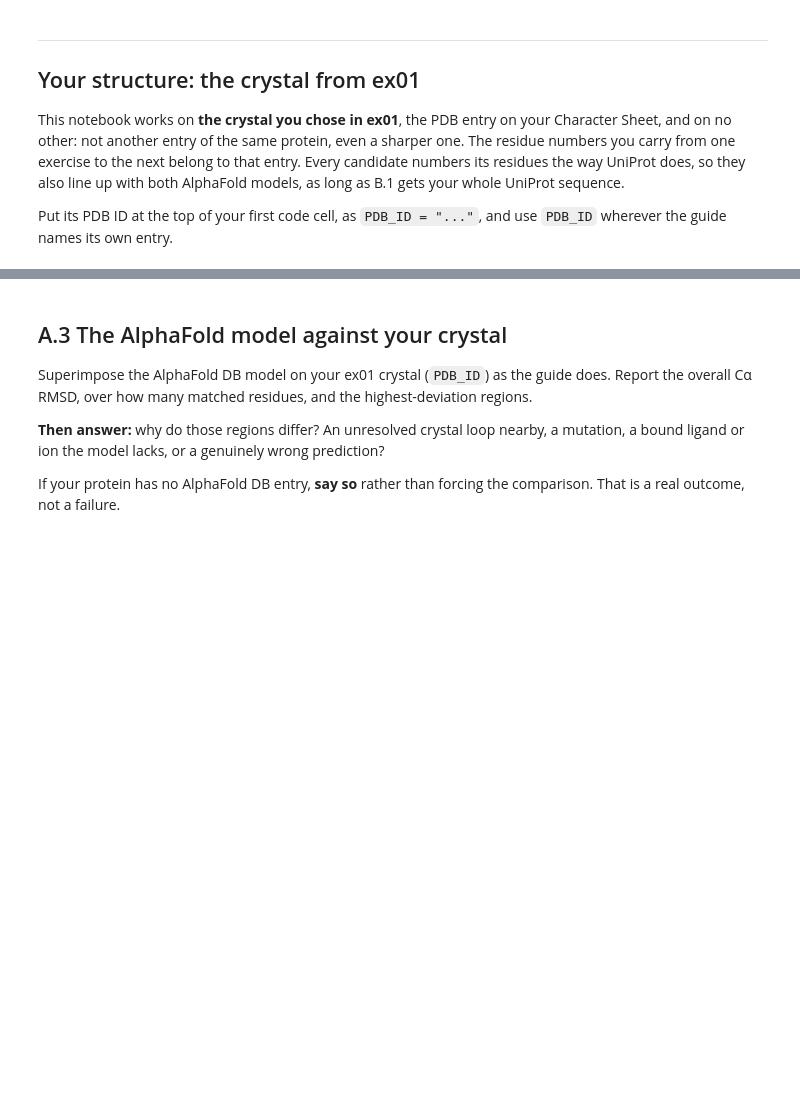
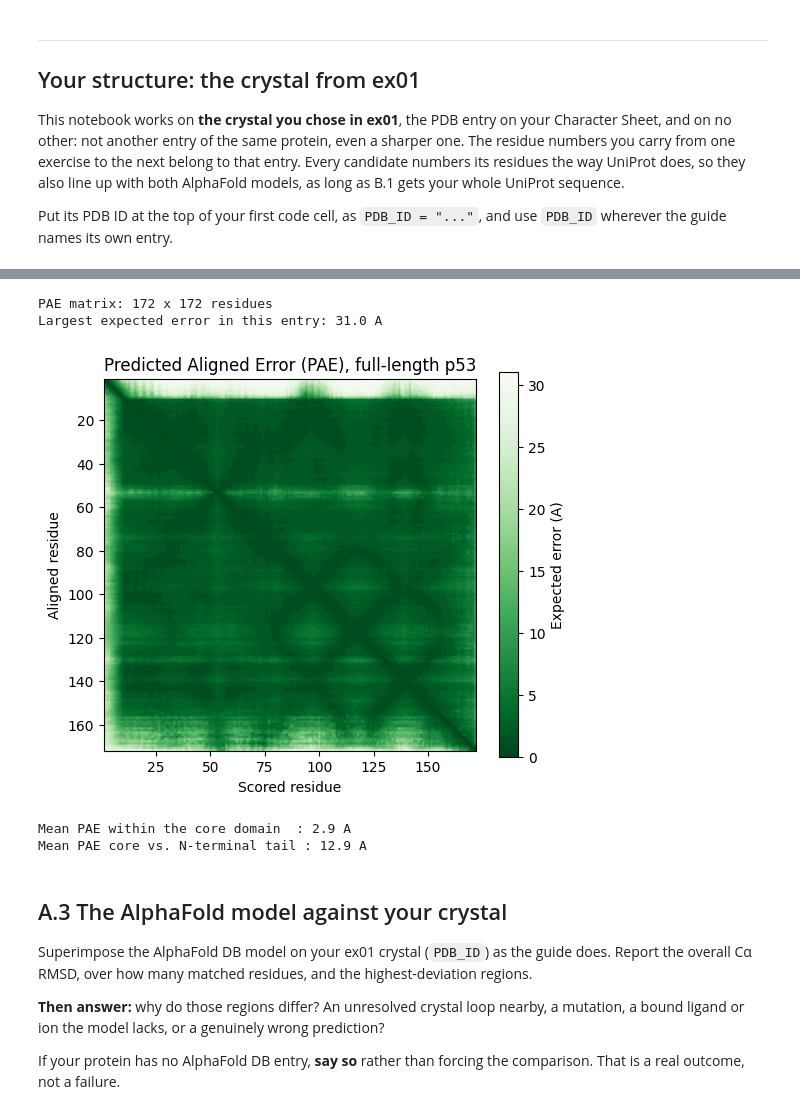
Before and after one commit to einleutchen/Assignment_SPW, a Jupyter notebook: ex02/ex02_workbook.ipynb, the cells around one changed output, grey strips where cells are left out. Drawn from its saved outputs; the diff is of its cells as text; code cells hidden in the pictures; blank space fills up the shorter version.

```diff
--- a/ex02/ex02_workbook.ipynb
+++ b/ex02/ex02_workbook.ipynb
@@ -139,3 +423,22 @@ heatmap** and the four `fractionPlddt*` bands.
+# %%
+pae = pae_matrix(entry=entry)
+print(f"PAE matrix: {pae.shape[0]} x {pae.shape[1]} residues")
+print(f"Largest expected error in this entry: {pae.values.max():.1f} A")
+
+plot_pae(pae=pae, title="Predicted Aligned Error (PAE), full-length 1STD")
+plt.show()
+
+# Because it is a DataFrame indexed by residue, questions about regions are one line each:
+core_block = pae.loc[CRYSTAL_START:CRYSTAL_END, CRYSTAL_START:CRYSTAL_END]
+print(f"\nMean PAE within the core domain  : {core_block.values.mean():.1f} A")
+print(f"Mean PAE core vs. N-terminal tail : "
+      f"{pae.loc[CRYSTAL_START:CRYSTAL_END, 1:CRYSTAL_START-1].values.mean():.1f} A")
+# %% [output]
+PAE matrix: 172 x 172 residues
+Largest expected error in this entry: 31.0 A
+[figure, added]
+Mean PAE within the core domain  : 2.9 A
+Mean PAE core vs. N-terminal tail : 12.9 A
 # %% [markdown]
 ## A.3 The AlphaFold model against your crystal
 
```
Also changed, not shown: parts of 9 cells of this notebook.
